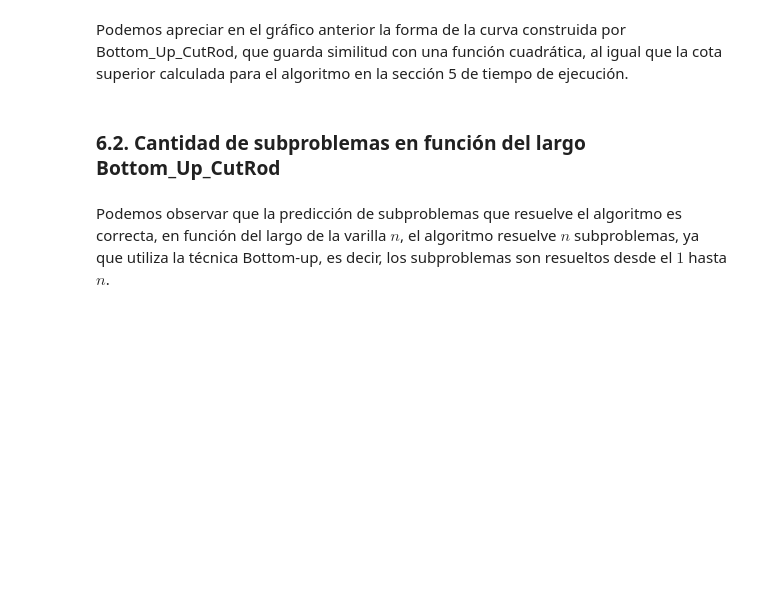
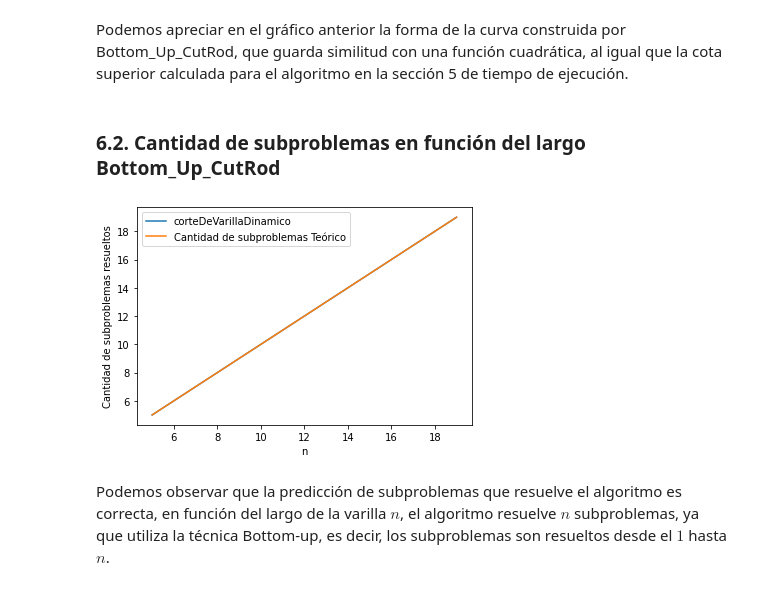
Before and after one commit to LosPowerPeralta/ADA-Informes-Matias, a Jupyter notebook: Informe_Algoritmo_Corte_De_Varilla.ipynb, the cells around one changed output. Saved outputs shown, nothing was run; the diff lists cells and outputs as text; code cells hidden in the pictures; blank space fills up the shorter version.

```diff
--- a/Informe_Algoritmo_Corte_De_Varilla.ipynb
+++ b/Informe_Algoritmo_Corte_De_Varilla.ipynb
@@ -104,6 +104,7 @@ def corteDeVarillaDinamico(precio, n, comparaciones = 0, cont = 0, verbose = Fal
         print("posibles ganancias y otro que almacena las posibles")
         print("soluciones")
 
+    #Se inicializan los arreglos con el mismo largo que los precios
     ganancias = [0] * (n + 1)
     soluciones = [0] * (n + 1)
 
@@ -111,19 +112,24 @@ def corteDeVarillaDinamico(precio, n, comparaciones = 0, cont = 0, verbose = Fal
         print("")
         print("Se busca la ganancia máxima")
 
-    q = -maxsize
+    valorMax = -maxsize #Se inicializa variable con el valor minimo soportado
+
+    #Se recorre la lista para verificar todos los posibles cortes
+    #y con ayuda de una estructura optima para los resultados previamente
+    #calculados.
     for i in range(1, n + 1):
         for j in range(1, i + 1):
             comparaciones += 1
 
             if verbose:
-                print(q, "<", precio[j] + ganancias[i - j])
-            if q < precio[j] + ganancias[i - j]:
-                q = precio[j] + ganancias[i - j]
+                print(valorMax, "<", precio[j] + ganancias[i - j])
+
+            if valorMax < precio[j] + ganancias[i - j]:
+                valorMax = precio[j] + ganancias[i - j]
                 soluciones[i] = j
                 if verbose:
                     print("Posible corte:", j)
-        ganancias[i] = q
+        ganancias[i] = valorMax
         cont += 1
 
     solucion = []
@@ -131,6 +137,8 @@ def corteDeVarillaDinamico(precio, n, comparaciones = 0, cont = 0, verbose = Fal
     if verbose:
         print("")
         print("Se buscan los cortes más optimos")
+
+    #Ciclo para buscar los cortes más optimos de la varilla
     while auxN > 0:
         if verbose:
             print("Corte optimo:", soluciones[auxN])
@@ -362,23 +374,25 @@ Podemos apreciar en el gráfico anterior la forma de la curva construida por Bot
 # %%
 import matplotlib.pyplot as plt
 
 x=[n for n in range(5,20)]
 y_TheoCant=[n for n in range(5,20)] # La cantidad teórica de subproblemas en resolver
 y_cant=[];
 
 for n in range(5,20):
   a = cutrod_instance_generator(n)
   a.insert(0, 0)
-  r, s, cont, comp = Bottom_Up_CutRod(a,n)
+  r, s, cont, comp = corteDeVarillaDinamico(a,n)
   y_cant.append(cont)
 
 plt.plot(x,y_cant)
 plt.plot(x,y_TheoCant)
-plt.legend(["Bottom_Up_CutRod", "Cantidad de subproblemas Teórico"])
+plt.legend(["corteDeVarillaDinamico", "Cantidad de subproblemas Teórico"])
 
 plt.xlabel('n')
 plt.ylabel('Cantidad de subproblemas resueltos')
 plt.show()
+# %% [output]
+[figure, added]
 # %% [markdown]
 Podemos observar que la predicción de subproblemas que resuelve el algoritmo es correcta, en función del largo de la varilla $n$, el algoritmo resuelve $n$ subproblemas, ya que utiliza la técnica Bottom-up, es decir, los subproblemas son resueltos desde el $1$ hasta $n$.
 # %%
```
Also changed, not shown: parts of 7 cells of this notebook.
